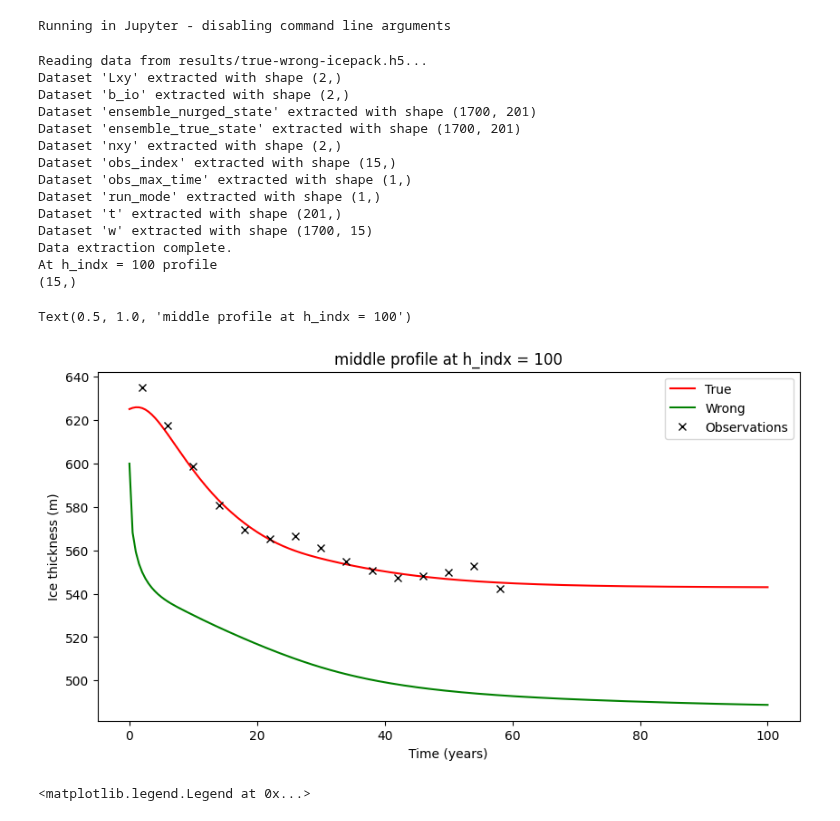
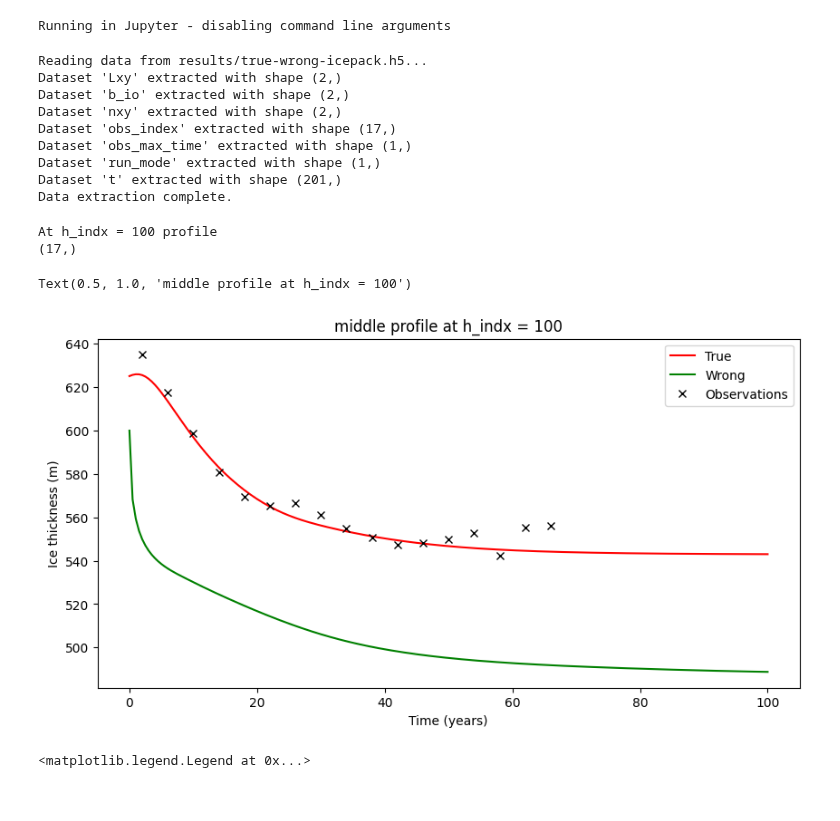
Before and after one commit to KYANJO/ICESEE, a Jupyter notebook: applications/icepack_model/synthetic_ice_stream/read_results.ipynb, the cells around one changed output. Cells and saved outputs as stored; diff of their text form; code cells hidden in the pictures.

```diff
--- a/applications/icepack_model/synthetic_ice_stream/read_results.ipynb
+++ b/applications/icepack_model/synthetic_ice_stream/read_results.ipynb
@@ -34,3 +34,26 @@ Running in Jupyter - disabling command line arguments
 #     print(f"Extracted '{zip_file_path}' to '{output_folder}'")
 # else:
 #     print(f"The file '{zip_file_path}' does not exist.")
+# %%
+results_dir = "results"
+filter_type = "true-wrong"
+# file_path = f"results/{filter_type}-icepack.h5"
+file_path = f"{results_dir}/{filter_type}-icepack.h5"
+datasets_tw = extract_datasets_from_h5(file_path)
+t=datasets_tw['t']
+# ensemble_true_state = datasets_tw['ensemble_true_state']
+# ensemble_nurged_state = datasets_tw['ensemble_nurged_state']
+# w = datasets_tw['w']
+ind_m = datasets_tw['obs_index']
+tm_m = datasets_tw['obs_max_time'][0]
+run_mode = datasets_tw['run_mode'][0]
+# %% [output]
+Reading data from results/true-wrong-icepack.h5...
+Dataset 'Lxy' extracted with shape (2,)
+Dataset 'b_io' extracted with shape (2,)
+Dataset 'nxy' extracted with shape (2,)
+Dataset 'obs_index' extracted with shape (17,)
+Dataset 'obs_max_time' extracted with shape (1,)
+Dataset 'run_mode' extracted with shape (1,)
+Dataset 't' extracted with shape (201,)
+Data extraction complete.
@@ -37,16 +77,13 @@ Running in Jupyter - disabling command line arguments
+# %%
+ with h5py.File('_modelrun_datasets/true_nurged_states.h5', 'r') as f:
+    ensemble_true_state = f['true_state'][:]
+    ensemble_nurged_state = f['nurged_state'][:]
+
+with h5py.File('_modelrun_datasets/synthetic_obs.h5','r') as f:
+    w = f['hu_obs'][:]
+     # print(f["true_state"])
 # %%
-results_dir = "results"
-filter_type = "true-wrong"
-# file_path = f"results/{filter_type}-icepack.h5"
-file_path = f"{results_dir}/{filter_type}-icepack.h5"
-datasets_tw = extract_datasets_from_h5(file_path)
-t=datasets_tw['t']
-ensemble_true_state = datasets_tw['ensemble_true_state']
-ensemble_nurged_state = datasets_tw['ensemble_nurged_state']
-w = datasets_tw['w']
-ind_m = datasets_tw['obs_index']
-tm_m = datasets_tw['obs_max_time'][0]
-run_mode = datasets_tw['run_mode'][0]
+
 
 nt = ensemble_true_state.shape[1]; num_steps = nt-1
 ndim = ensemble_true_state.shape[0]
@@ -61,47 +98,35 @@ profile_flag = "middle" # begining, middle, end, random
 # h_indx = 0 # first profile
 # h_indx = htrue.shape[1]//2 # middle profile
 # h_indx = htrue.shape[1]-1 # last profile
 # h_indx = np.random.randint(htrue.shape[1])  # random profile
 if profile_flag == "begining":
     h_indx = 0 # first profile
 elif profile_flag == "middle":
     h_indx = htrue.shape[1]//2
 elif profile_flag == "end":
     h_indx = htrue.shape[1]-1
 elif profile_flag == "random":
     h_indx = np.random.randint(htrue.shape[1])
 
 print(f"At h_indx = {h_indx} profile ")
 
 h_true = htrue[h_indx,:]
 h_nurged = hnurge[h_indx,:]
 
 plt.figure(figsize=(10,5))
 plt.plot(t,h_true,'r',label='True')
 plt.plot(t,h_nurged,'g',label='Wrong')
 obs = w[h_indx,:]; print(obs.shape)
 plt.plot(t[ind_m],obs,'kx',label="Observations")
 plt.xlabel('Time (years)')
 plt.ylabel('Ice thickness (m)')
 plt.legend()
 plt.title(f"{profile_flag} profile at h_indx = {h_indx}")
 # %% [output]
-Reading data from results/true-wrong-icepack.h5...
-Dataset 'Lxy' extracted with shape (2,)
-Dataset 'b_io' extracted with shape (2,)
-Dataset 'ensemble_nurged_state' extracted with shape (1700, 201)
-Dataset 'ensemble_true_state' extracted with shape (1700, 201)
-Dataset 'nxy' extracted with shape (2,)
-Dataset 'obs_index' extracted with shape (15,)
-Dataset 'obs_max_time' extracted with shape (1,)
-Dataset 'run_mode' extracted with shape (1,)
-Dataset 't' extracted with shape (201,)
-Dataset 'w' extracted with shape (1700, 15)
-Data extraction complete.
 At h_indx = 100 profile
-(15,)
+(17,)
 Text(0.5, 1.0, 'middle profile at h_indx = 100')
-[figure, old version]
+[figure, new version]
 # %%
 # extract smb
 smbtrue = ensemble_true_state[3*hdim:,:]
```
Also changed, not shown: parts of 16 cells of this notebook, 5 other files.
